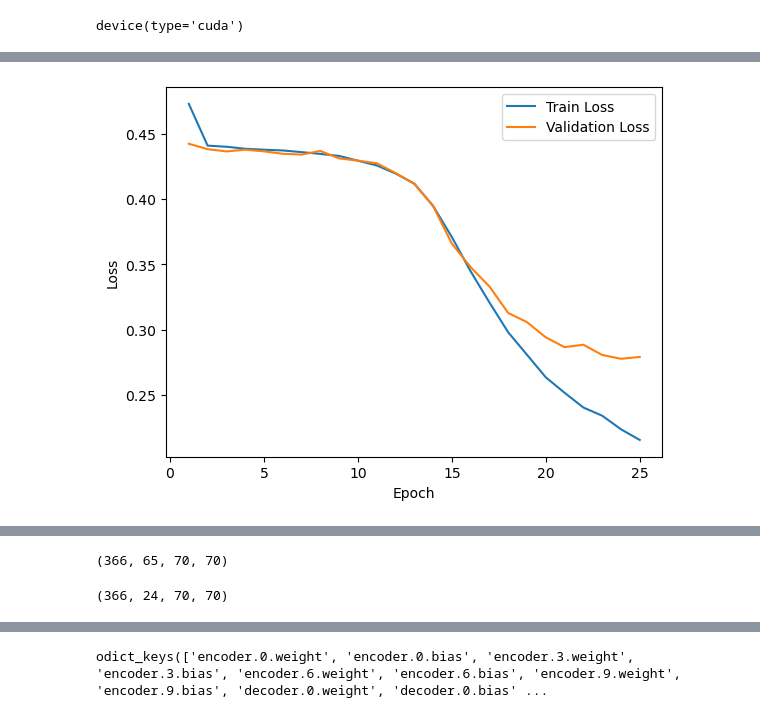
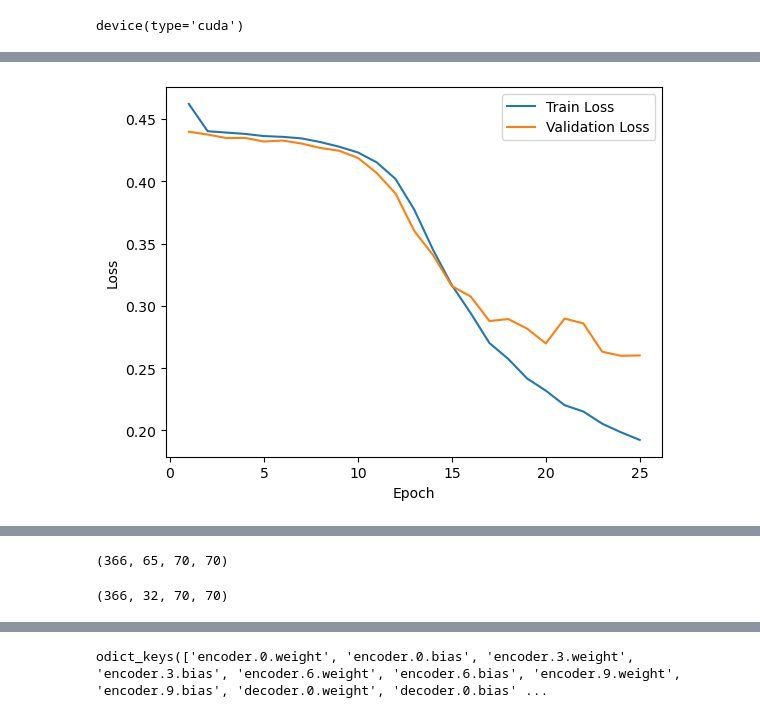
Before and after one commit to Wishmitha/Vesuvius, a Jupyter notebook: ink_detection/ink_detection_unet.ipynb, the cells around one changed output, grey strips where cells are left out. Saved outputs shown, nothing was run; the diff lists cells and outputs as text; code cells hidden in the pictures.

```diff
--- a/ink_detection/ink_detection_unet.ipynb
+++ b/ink_detection/ink_detection_unet.ipynb
@@ -18,9 +18,9 @@ The autoreload extension is already loaded. To reload it, use:
 # %%
 VESUVIUS_DATA_PATH = '../../Datasets/vesuvius-challenge-ink-detection/'
 
-layer_depth = 24
+layer_depth = 32
 # %%
-train_dataset = load_dataset(VESUVIUS_DATA_PATH, dataset = 'train')
+train_data = load_dataset(VESUVIUS_DATA_PATH, dataset = 'train')
 # %% [output]
 Fragment: 1 Loaded: crop_100.png
 Fragment: 1 Loaded: crop_1000.png
@@ -39,6 +39,8 @@ Fragment: 3 Loaded: crop_996.png
 Fragment: 3 Loaded: crop_997.png
 Fragment: 3 Loaded: crop_998.png
 Fragment: 3 Loaded: crop_999.png
+# %%
+train_dataset = train_data
 # %%
 train_dataset[0][0].shape
 # %% [output]
@@ -141,6 +143,6 @@ train_dataset[1][1][0].shape
 volume_data = np.concatenate([arr[0] for arr in train_dataset], axis=0)
 label_data = np.concatenate([arr[1] for arr in train_dataset], axis=0)
 # %%
-volume_data = volume_data[:,:layer_depth,:,:,]
+volume_data = volume_data[:,18:50,:,:,]
 volume_data.shape
 # %% [output]
@@ -325,7 +327,7 @@ plt.show()
 
 # Load the best model state (lowest test loss)
 model.load_state_dict(best_model_state)
-torch.save(model, '../models/ink_detection_simple_u_net_epoch_'+str(num_epochs)+'_batch_'+str(batch_size)+'.pt')
+torch.save(model, '../models/ink_detection_simple_u_net_middle_layer_epoch_'+str(num_epochs)+'_batch_'+str(batch_size)+'.pt')
 # %% [output]
 Epoch 0 Processing Batch No: 1
 Epoch 0 Processing Batch No: 2
@@ -347,2 +349,2 @@ Epoch [25/25], Train Loss: 0.2154, Test Loss: 0.2790
-[figure, old version]
+[figure, new version]
 # %%
@@ -380,10 +384,10 @@ test_dataset[0][0].shape
 # volume_test_data = volume_test_data[:,:layer_depth,:,:,]
 # %%
 frag_test_data=test_dataset[0][0] #[fragment][volume/label]
-frag_test_data=frag_test_data[:,:layer_depth,:,:,]
+frag_test_data=frag_test_data[:,18:50,:,:,]
 frag_test_data.shape
 # %% [output]
-(366, 24, 70, 70)
+(366, 32, 70, 70)
 # %%
 # Display the grayscale image
 plt.imshow(frag_test_data[0][0], cmap="gray") # [fragment][train][layer][image]
```
Also changed, not shown: parts of 18 cells of this notebook, 2 other files.
